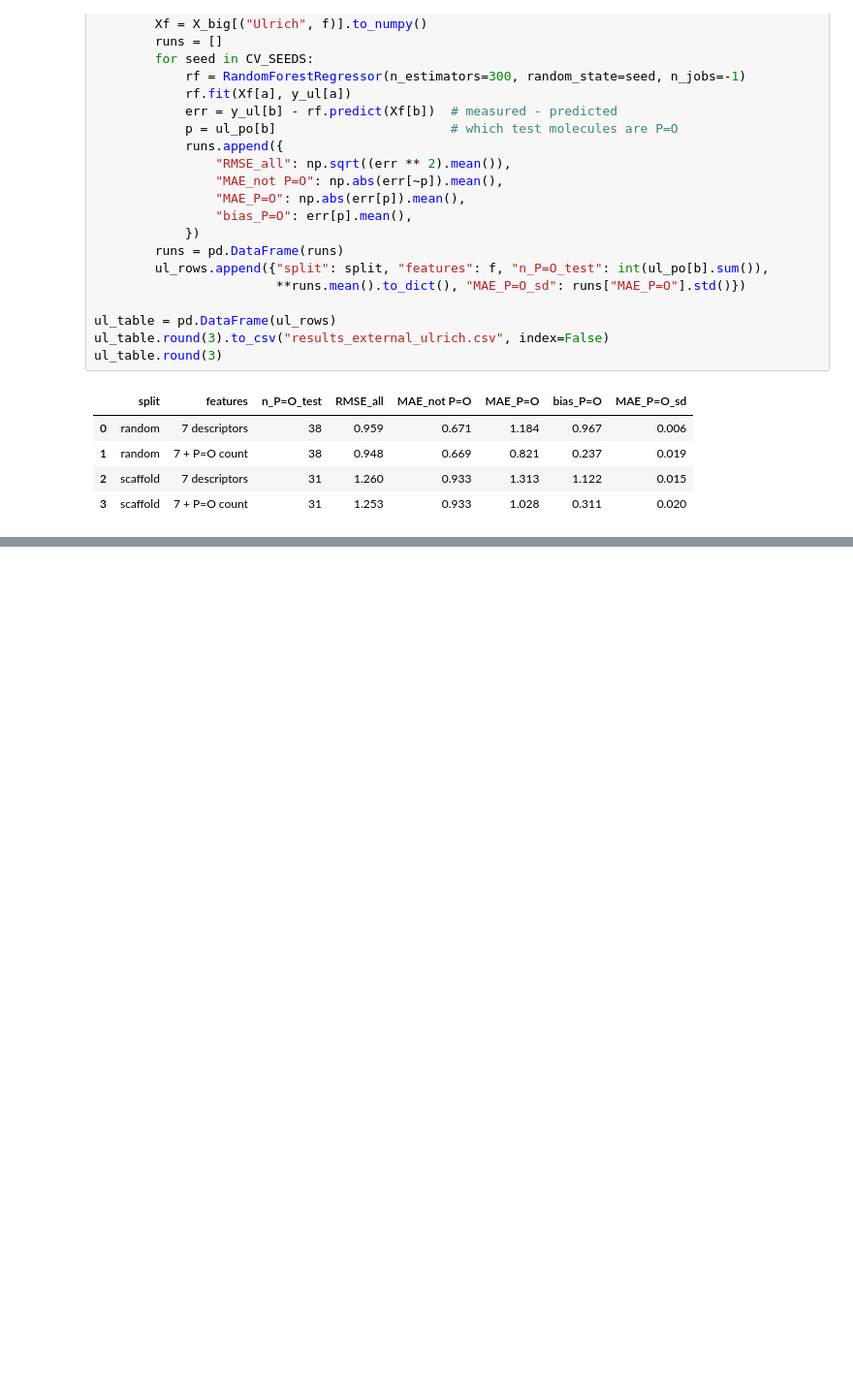
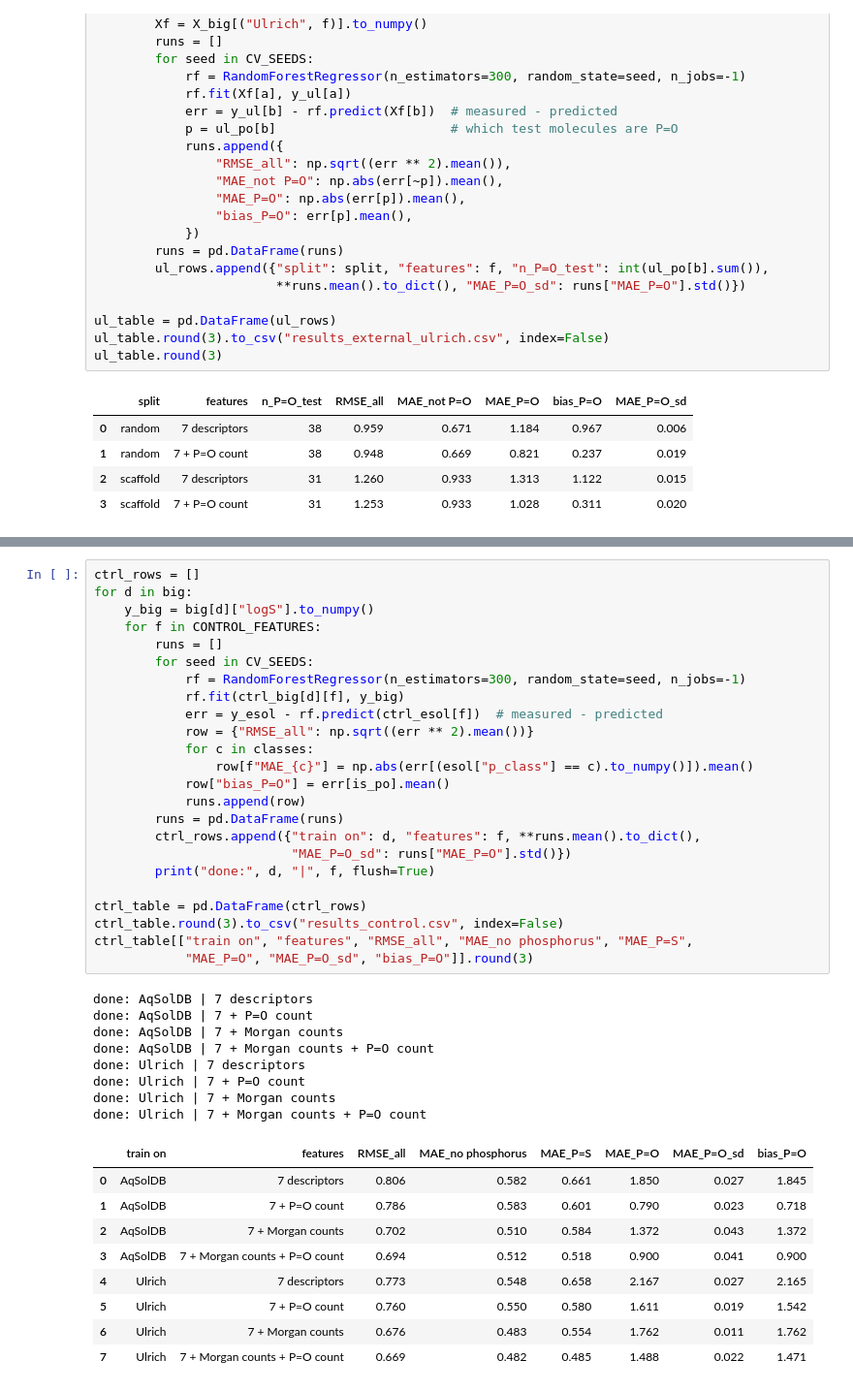
Before and after one commit to Ash679-ux/chem-ml-solubility, a Jupyter notebook: molecules.ipynb, the cells around one changed output, grey strips where cells are left out. Shown at 97% size. Saved outputs shown, nothing was run; the diff lists cells and outputs as text; blank space fills up the shorter version.

```diff
--- a/molecules.ipynb
+++ b/molecules.ipynb
@@ -986,0 +1038,42 @@ The P=O count cuts the bias by about three-quarters on both splits, including on
+# %%
+ctrl_rows = []
+for d in big:
+    y_big = big[d]["logS"].to_numpy()
+    for f in CONTROL_FEATURES:
+        runs = []
+        for seed in CV_SEEDS:
+            rf = RandomForestRegressor(n_estimators=300, random_state=seed, n_jobs=-1)
+            rf.fit(ctrl_big[d][f], y_big)
+            err = y_esol - rf.predict(ctrl_esol[f])  # measured - predicted
+            row = {"RMSE_all": np.sqrt((err ** 2).mean())}
+            for c in classes:
+                row[f"MAE_{c}"] = np.abs(err[(esol["p_class"] == c).to_numpy()]).mean()
+            row["bias_P=O"] = err[is_po].mean()
+            runs.append(row)
+        runs = pd.DataFrame(runs)
+        ctrl_rows.append({"train on": d, "features": f, **runs.mean().to_dict(),
+                          "MAE_P=O_sd": runs["MAE_P=O"].std()})
+        print("done:", d, "|", f, flush=True)
+
+ctrl_table = pd.DataFrame(ctrl_rows)
+ctrl_table.round(3).to_csv("results_control.csv", index=False)
+ctrl_table[["train on", "features", "RMSE_all", "MAE_no phosphorus", "MAE_P=S",
+            "MAE_P=O", "MAE_P=O_sd", "bias_P=O"]].round(3)
+# %% [output]
+done: AqSolDB | 7 descriptors
+done: AqSolDB | 7 + P=O count
+done: AqSolDB | 7 + Morgan counts
+done: AqSolDB | 7 + Morgan counts + P=O count
+done: Ulrich | 7 descriptors
+done: Ulrich | 7 + P=O count
+done: Ulrich | 7 + Morgan counts
+done: Ulrich | 7 + Morgan counts + P=O count
+|  | train on | features | RMSE_all | MAE_no phosphorus | MAE_P=S | MAE_P=O | MAE_P=O_sd | bias_P=O |
+| 0 | AqSolDB | 7 descriptors | 0.806 | 0.582 | 0.661 | 1.850 | 0.027 | 1.845 |
+| 1 | AqSolDB | 7 + P=O count | 0.786 | 0.583 | 0.601 | 0.790 | 0.023 | 0.718 |
+| 2 | AqSolDB | 7 + Morgan counts | 0.702 | 0.510 | 0.584 | 1.372 | 0.043 | 1.372 |
+| 3 | AqSolDB | 7 + Morgan counts + P=O count | 0.694 | 0.512 | 0.518 | 0.900 | 0.041 | 0.900 |
+| 4 | Ulrich | 7 descriptors | 0.773 | 0.548 | 0.658 | 2.167 | 0.027 | 2.165 |
+| 5 | Ulrich | 7 + P=O count | 0.760 | 0.550 | 0.580 | 1.611 | 0.019 | 1.542 |
+| 6 | Ulrich | 7 + Morgan counts | 0.676 | 0.483 | 0.554 | 1.762 | 0.011 | 1.762 |
+| 7 | Ulrich | 7 + Morgan counts + P=O count | 0.669 | 0.482 | 0.485 | 1.488 | 0.022 | 1.471 |
```
Also changed, not shown: parts of 13 cells of this notebook, 5 other files.
